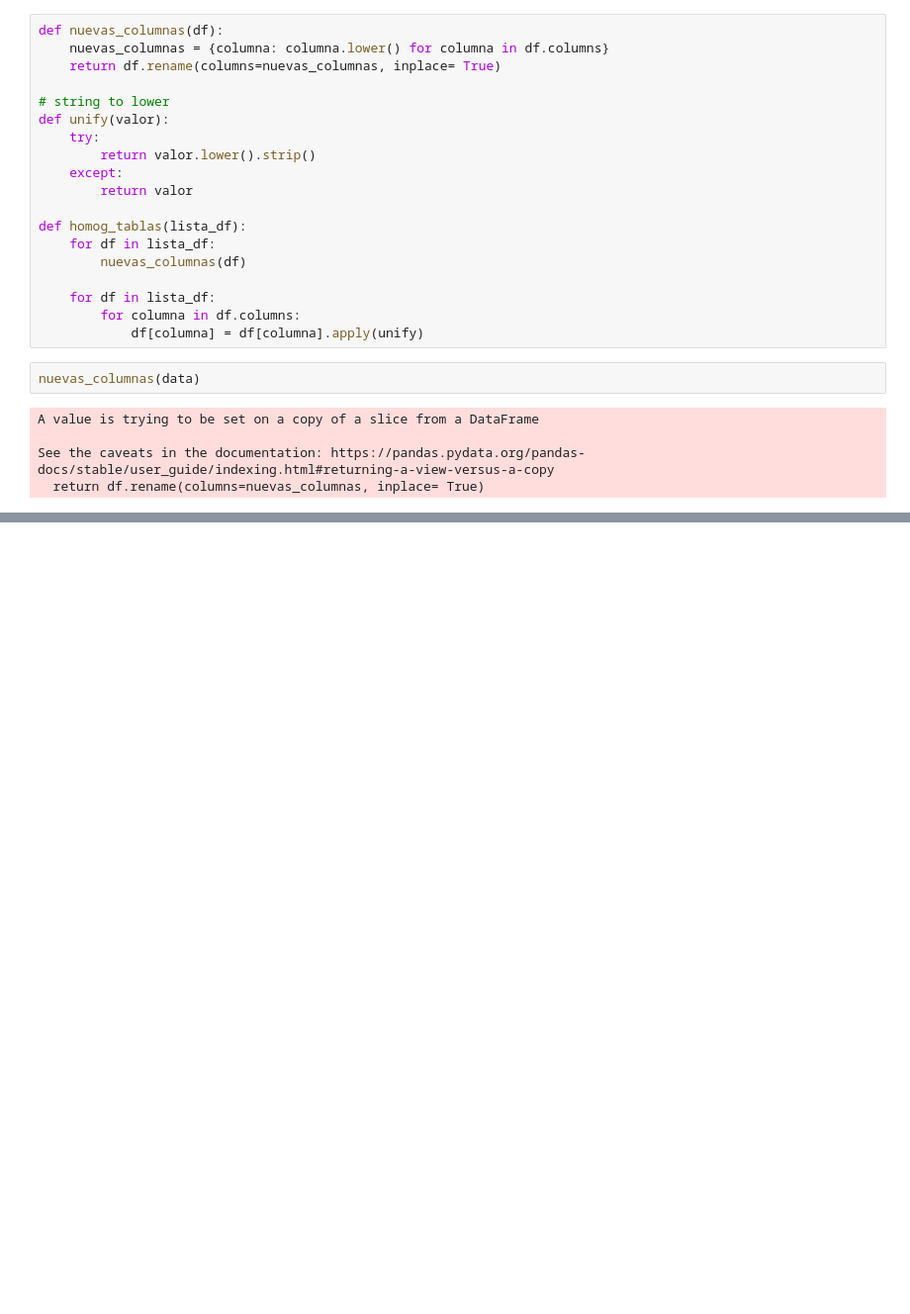
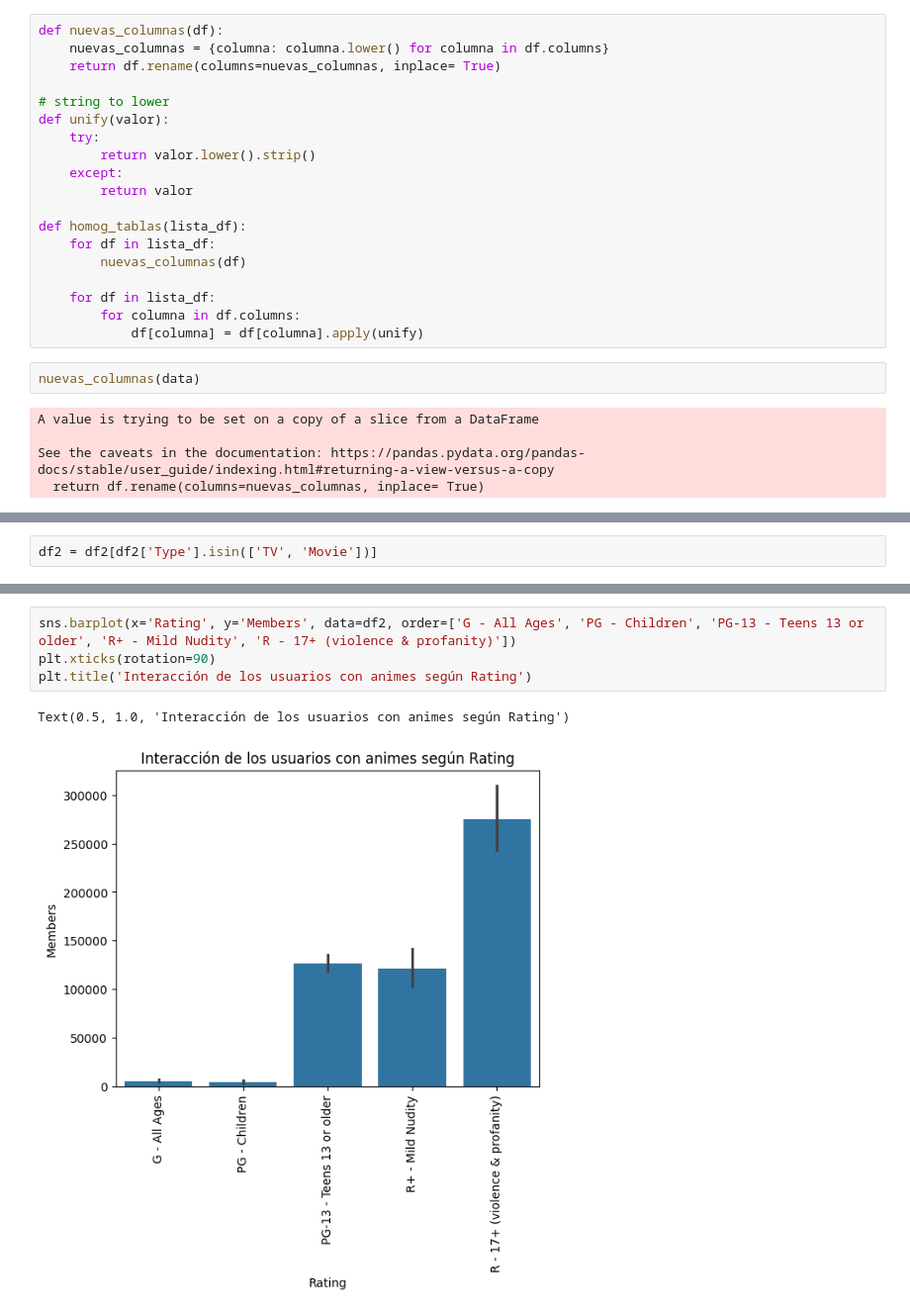
Before and after one commit to icorreald/promog-modulo4-sprint1-pairprogramming-maria_crespo-isabel_correal, a Jupyter notebook: isa_trabajo.ipynb, the cells around one changed output, grey strips where cells are left out. Shown: that part at 99% size. Cells and saved outputs as stored; diff of their text form; blank space fills up the shorter version.

```diff
--- a/isa_trabajo.ipynb
+++ b/isa_trabajo.ipynb
@@ -187,0 +256,2 @@ df.tail()
+# %%
+df2 = df2[df2['Type'].isin(['TV', 'Movie'])]
@@ -187,0 +343,7 @@ df.tail()
+# %%
+sns.barplot(x='Rating', y='Members', data=df2, order=['G - All Ages', 'PG - Children', 'PG-13 - Teens 13 or older', 'R+ - Mild Nudity', 'R - 17+ (violence & profanity)'])
+plt.xticks(rotation=90)
+plt.title('Interacción de los usuarios con animes según Rating')
+# %% [output]
+Text(0.5, 1.0, 'Interacción de los usuarios con animes según Rating')
+[figure, added]
```
Also changed, not shown: parts of 23 cells of this notebook.
